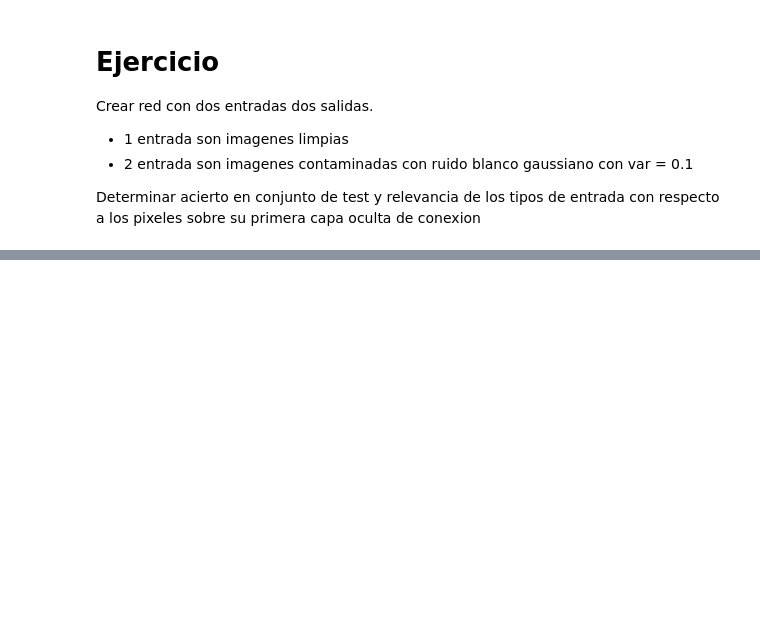
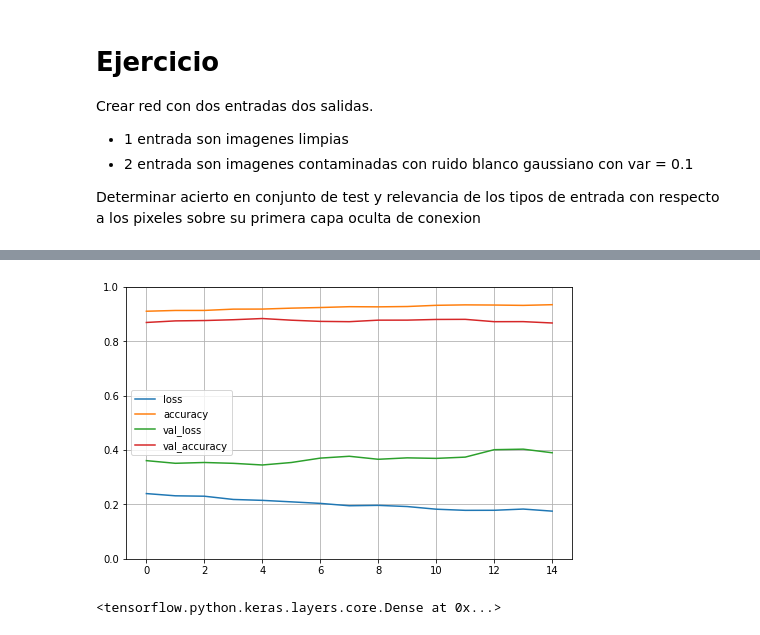
Before and after one commit to dacardonave/AnaliticaDatos, a Jupyter notebook: 6_NN_DeepLearning/NN_intro.ipynb, the cells around one changed output, grey strips where cells are left out. Saved outputs shown, nothing was run; the diff lists cells and outputs as text; code cells hidden in the pictures; blank space fills up the shorter version.

```diff
--- a/6_NN_DeepLearning/NN_intro.ipynb
+++ b/6_NN_DeepLearning/NN_intro.ipynb
@@ -174,0 +204,6 @@ Determinar acierto en conjunto de test y relevancia de los tipos de entrada con
+# %%
+model_fun.compile(loss="sparse_categorical_crossentropy", #custom_loss(),#custom_loss(),#"sparse_categorical_crossentropy",
+              optimizer="Adam",
+              metrics="accuracy") #f1, precision, recall, crossentropy
+
+model_fun.summary()
@@ -174,0 +228,3 @@ Determinar acierto en conjunto de test y relevancia de los tipos de entrada con
+# %%
+history = model_fun.fit((Xtrain, xtrain_noise), ytrain , epochs=15,batch_size=64, # 32, 64, 128, 256
+                    validation_data=((Xtest,Xtest), ytest))
@@ -174,0 +249,12 @@ Determinar acierto en conjunto de test y relevancia de los tipos de entrada con
+# %%
+pd.DataFrame(history.history).plot(figsize=(8, 5))
+plt.grid(True)
+plt.gca().set_ylim(0, 1)
+#save_fig("keras_learning_curves_plot")
+plt.show()
+# %% [output]
+[figure, added]
+# %%
+model_fun.layers[4]
+# %% [output]
+<tensorflow.python.keras.layers.core.Dense at 0x...>
```
Also changed, not shown: parts of 13 cells of this notebook.
